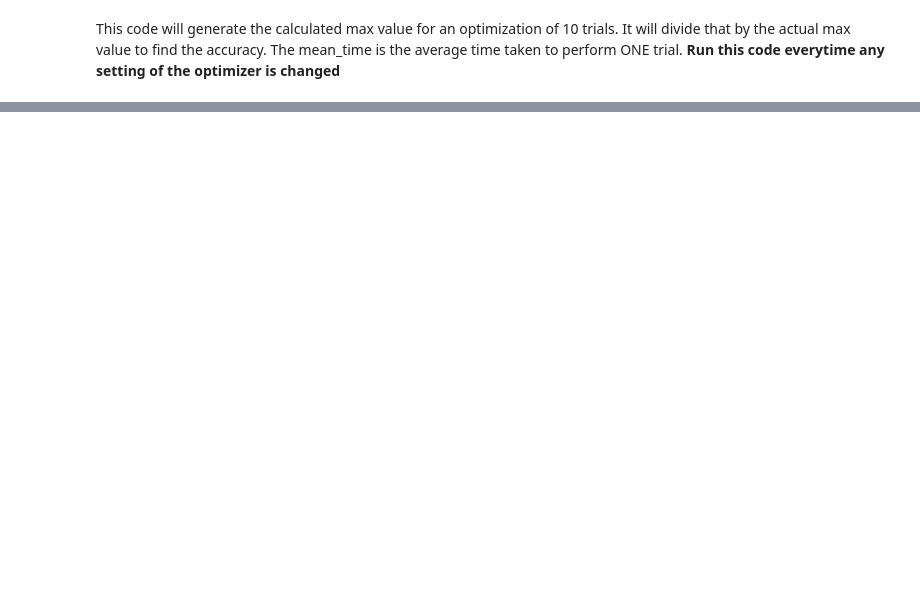
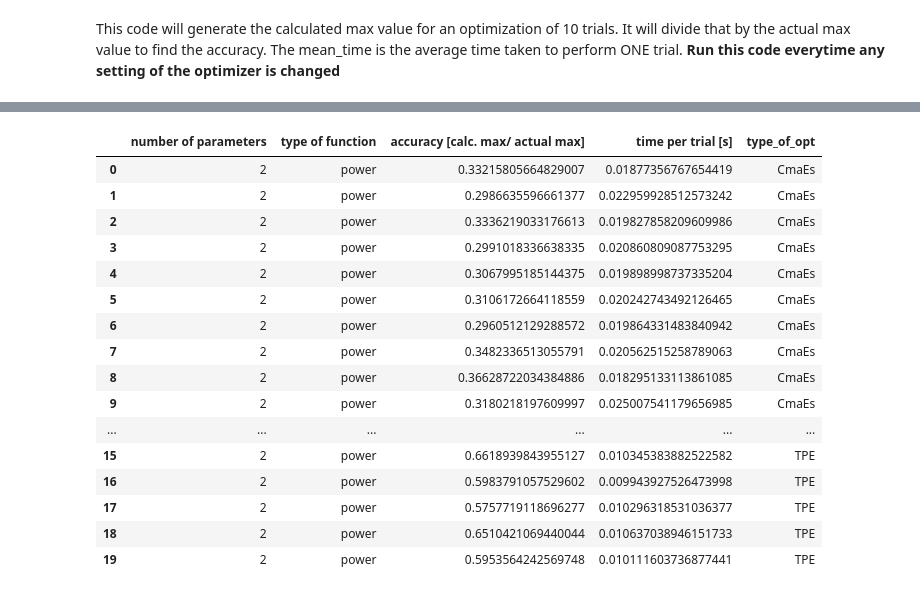
Before and after one commit to Optimistic-Optimizers/Black-Box-Optimization, a Jupyter notebook: Optuna optimization.ipynb, the cells around one changed output, grey strips where cells are left out. Drawn from its saved outputs; the diff is of its cells as text; code cells hidden in the pictures; blank space fills up the shorter version.

```diff
--- a/Optuna optimization.ipynb
+++ b/Optuna optimization.ipynb
@@ -216,0 +556,9 @@ This code will generate the calculated max value for an optimization of 10 trial
+# %%
+Type_of_optmizer = 'Random'
+accuracy = np.asarray(accuracy).reshape(-1,1)
+mean_time = np.asarray(mean_time).reshape(-1,1)
+type_of_opt = np.asarray([Type_of_optmizer]*accuracy.shape[0]).reshape(-1,1)
+num_of_params = np.asarray([n_of_params]*accuracy.shape[0]).reshape(-1,1)
+type_of_func = np.asarray([Type_of_function]*accuracy.shape[0]).reshape(-1,1)
+data = np.hstack((num_of_params, type_of_func,accuracy, mean_time, type_of_opt))
+df_Random = pd.DataFrame(data, columns=['number of parameters','type of function','accuracy [calc. max/ actual max]', 'time per trial [s]', 'type_of_opt'])
@@ -376,4 +721,0 @@ Describe what was being optmized here. The next code will create a dataframe wit
-# %%
-Type_of_optmizer = 'TPE'
-Type_of_function = 'Trig'
-n_of_params = 2
@@ -382,8 +722,9 @@ Generates a Dataframe.
 # %%
+Type_of_optmizer = 'TPE'
 accuracy = np.asarray(accuracy).reshape(-1,1)
 mean_time = np.asarray(mean_time).reshape(-1,1)
 type_of_opt = np.asarray([Type_of_optmizer]*accuracy.shape[0]).reshape(-1,1)
 num_of_params = np.asarray([n_of_params]*accuracy.shape[0]).reshape(-1,1)
 type_of_func = np.asarray([Type_of_function]*accuracy.shape[0]).reshape(-1,1)
 data = np.hstack((num_of_params, type_of_func,accuracy, mean_time, type_of_opt))
-df2 = pd.DataFrame(data, columns=['number of parameters','type of function','accuracy [calc. max/ actual max]', 'time per trial [s]', 'type_of_opt'])
+df_TPE = pd.DataFrame(data, columns=['number of parameters','type of function','accuracy [calc. max/ actual max]', 'time per trial [s]', 'type_of_opt'])
@@ -417,0 +735,22 @@ df2 = df2.append(df_1_Random).append(df_1_CmaEs)
+# %%
+df_data = df_CmaEs.append(df_Random).append(df_TPE)
+# %%
+df_data
+# %% [output]
+|  | number of parameters | type of function | accuracy [calc. max/ actual max] | time per trial [s] | type_of_opt |
+| 0 | 2 | power | 0.33215805664829007 | 0.01877356767654419 | CmaEs |
+| 1 | 2 | power | 0.2986635596661377 | 0.022959928512573242 | CmaEs |
+| 2 | 2 | power | 0.3336219033176613 | 0.019827858209609986 | CmaEs |
+| 3 | 2 | power | 0.2991018336638335 | 0.020860809087753295 | CmaEs |
+| 4 | 2 | power | 0.3067995185144375 | 0.019898998737335204 | CmaEs |
+| 5 | 2 | power | 0.3106172664118559 | 0.020242743492126465 | CmaEs |
+| 6 | 2 | power | 0.2960512129288572 | 0.019864331483840942 | CmaEs |
+| 7 | 2 | power | 0.3482336513055791 | 0.020562515258789063 | CmaEs |
+| 8 | 2 | power | 0.36628722034384886 | 0.018295133113861085 | CmaEs |
+| 9 | 2 | power | 0.3180218197609997 | 0.025007541179656985 | CmaEs |
+| ... | ... | ... | ... | ... | ... |
+| 15 | 2 | power | 0.6618939843955127 | 0.010345383882522582 | TPE |
+| 16 | 2 | power | 0.5983791057529602 | 0.009943927526473998 | TPE |
+| 17 | 2 | power | 0.5757719118696277 | 0.010296318531036377 | TPE |
+| 18 | 2 | power | 0.6510421069440044 | 0.010637038946151733 | TPE |
+| 19 | 2 | power | 0.5953564242569748 | 0.010111603736877441 | TPE |
```
Also changed, not shown: parts of 28 cells of this notebook.
